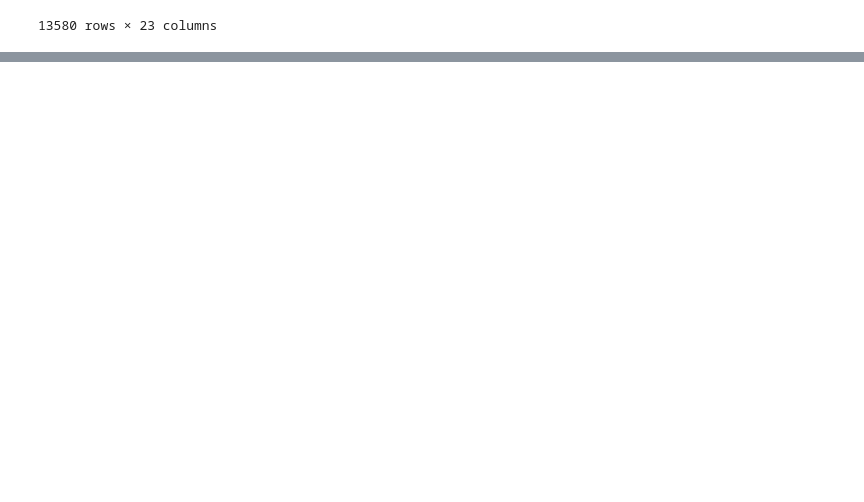
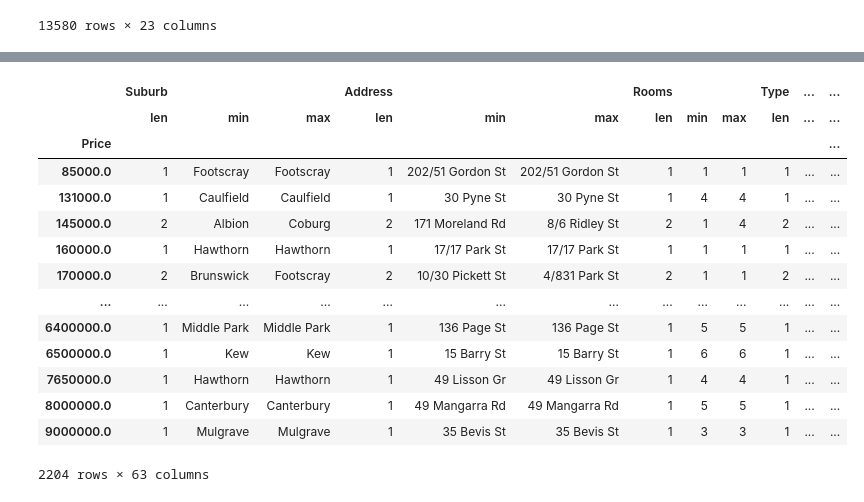
Before and after one commit to enzonjagi/machineLearning_notebooks, a Jupyter notebook: pandastut.ipynb, the cells around one changed output, grey strips where cells are left out. Saved outputs shown, nothing was run; the diff lists cells and outputs as text; code cells hidden in the pictures; blank space fills up the shorter version.

```diff
--- a/pandastut.ipynb
+++ b/pandastut.ipynb
@@ -375,0 +456,19 @@ melbourne_home_data.apply(remean_prices, axis='columns')
+# %%
+# Helps you run a bunch of different functions on the DataFrame Simultaneously
+melbourne_home_data.groupby(['Price']).agg([len, min, max])
+# %% [output]
+|  | Suburb |  |  | Address |  |  | Rooms |  |  | Type | ... | ... |
+|  | len | min | max | len | min | max | len | min | max | len | ... | ... |
+| Price |  |  |  |  |  |  |  |  |  |  |  | ... |
+| 85000.0 | 1 | Footscray | Footscray | 1 | 202/51 Gordon St | 202/51 Gordon St | 1 | 1 | 1 | 1 | ... | ... |
+| 131000.0 | 1 | Caulfield | Caulfield | 1 | 30 Pyne St | 30 Pyne St | 1 | 4 | 4 | 1 | ... | ... |
+| 145000.0 | 2 | Albion | Coburg | 2 | 171 Moreland Rd | 8/6 Ridley St | 2 | 1 | 4 | 2 | ... | ... |
+| 160000.0 | 1 | Hawthorn | Hawthorn | 1 | 17/17 Park St | 17/17 Park St | 1 | 1 | 1 | 1 | ... | ... |
+| 170000.0 | 2 | Brunswick | Footscray | 2 | 10/30 Pickett St | 4/831 Park St | 2 | 1 | 1 | 2 | ... | ... |
+| ... | ... | ... | ... | ... | ... | ... | ... | ... | ... | ... | ... | ... |
+| 6400000.0 | 1 | Middle Park | Middle Park | 1 | 136 Page St | 136 Page St | 1 | 5 | 5 | 1 | ... | ... |
+| 6500000.0 | 1 | Kew | Kew | 1 | 15 Barry St | 15 Barry St | 1 | 6 | 6 | 1 | ... | ... |
+| 7650000.0 | 1 | Hawthorn | Hawthorn | 1 | 49 Lisson Gr | 49 Lisson Gr | 1 | 4 | 4 | 1 | ... | ... |
+| 8000000.0 | 1 | Canterbury | Canterbury | 1 | 49 Mangarra Rd | 49 Mangarra Rd | 1 | 5 | 5 | 1 | ... | ... |
+| 9000000.0 | 1 | Mulgrave | Mulgrave | 1 | 35 Bevis St | 35 Bevis St | 1 | 3 | 3 | 1 | ... | ... |
+2204 rows × 63 columns
```
Also changed, not shown: parts of 11 cells of this notebook.
